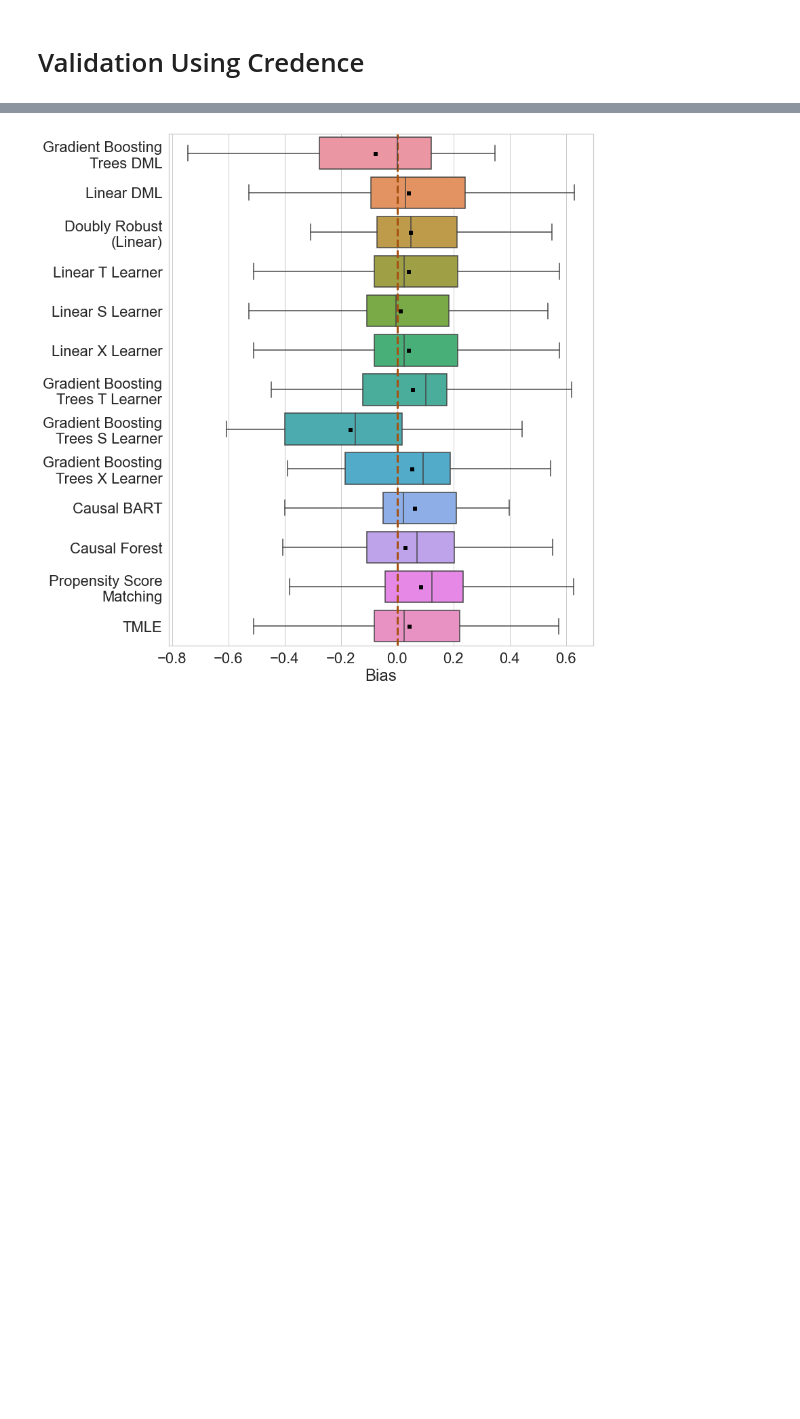
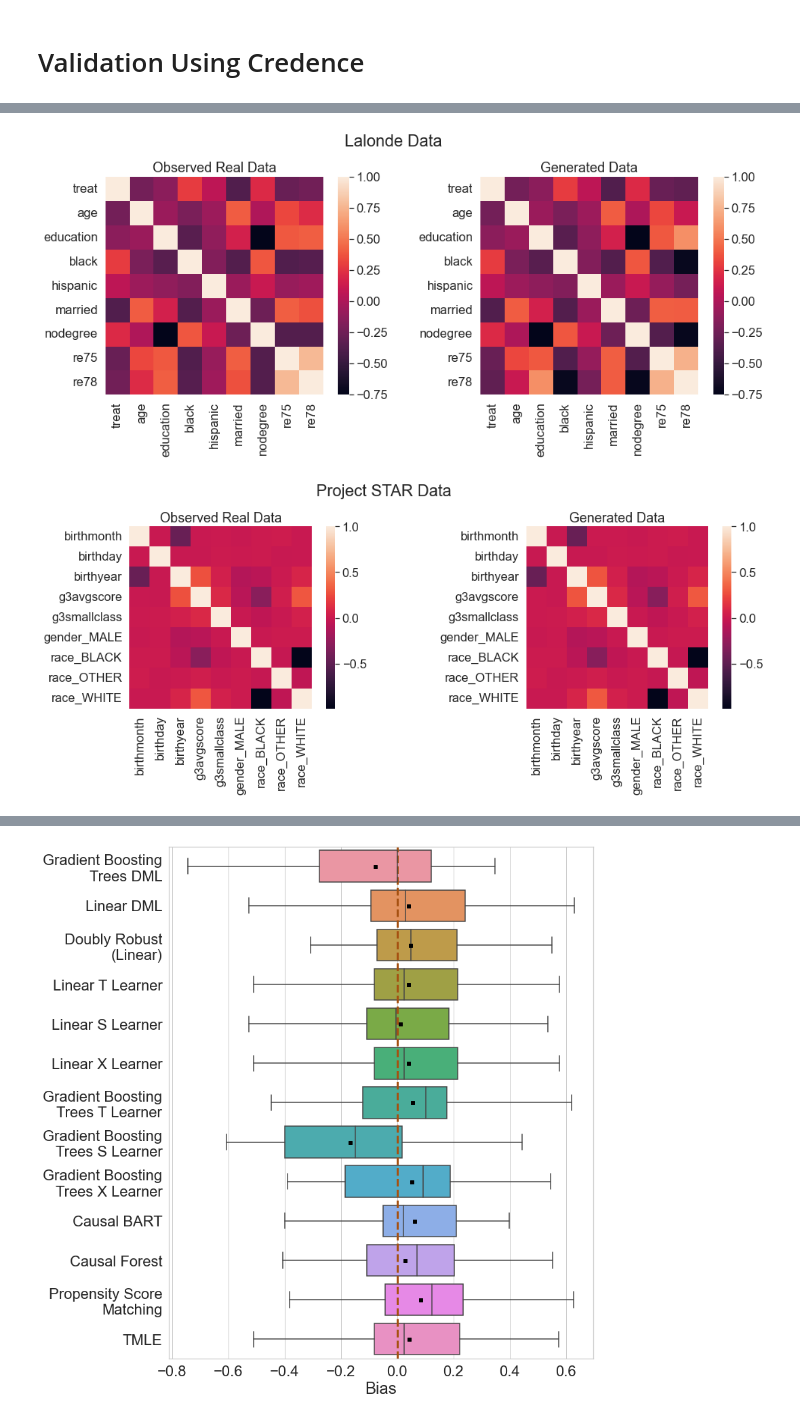
Before and after one commit to harsh-parikh/credence-to-causal-estimation, a Jupyter notebook: credence-v2/notebooks/validate_methods.ipynb, the cells around one changed output, grey strips where cells are left out. Saved outputs shown, nothing was run; the diff lists cells and outputs as text; code cells hidden in the pictures; blank space fills up the shorter version.

```diff
--- a/credence-v2/notebooks/validate_methods.ipynb
+++ b/credence-v2/notebooks/validate_methods.ipynb
@@ -332,3 +338,30 @@ IPU available: False, using: 0 IPUs
+# %%
+df_lalonde_gen_true,df_lalonde_gen_prime = v_lalonde.sample(data=(df_obs_lalonde-df_obs_lalonde.min())/np.maximum(0.001,(df_obs_lalonde.max()-df_obs_lalonde.min())))
+df_lalonde_gen_true['re78'] = (df_lalonde_gen_true['treat'])*df_lalonde_gen_true['Y1'] + (1-df_lalonde_gen_true['treat'])*df_lalonde_gen_true['Y0']
+df_lalonde_gen = df_lalonde_gen_true.drop(columns=['Y0','Y1'])
+fig,ax = plt.subplots(ncols=2,figsize=(14,6))
+plt.suptitle('Lalonde Data')
+sns.heatmap(((df_obs_lalonde-df_obs_lalonde.min())/np.maximum(0.001,(df_obs_lalonde.max()-df_obs_lalonde.min()))).corr(),ax=ax[0],square=True)
+sns.heatmap(df_lalonde_gen[df_exp_lalonde.columns].corr(),ax=ax[1],square=True)
+plt.tight_layout()
+ax[0].set_title('Observed Real Data')
+ax[1].set_title('Generated Data')
+fig.savefig('lalonde_goodness_fit.png')
+
+df_star_gen_true,df_star_gen_prime = v_star.sample(data=(df_exp_star-df_exp_star.min())/np.maximum(0.001,(df_exp_star.max()-df_exp_star.min())))
+df_star_gen_true['g3avgscore'] = (df_star_gen_true['g3smallclass'])*df_star_gen_true['Y1'] + (1-df_star_gen_true['g3smallclass'])*df_star_gen_true['Y0']
+df_star_gen = df_star_gen_true.drop(columns=['Y0','Y1'])
+fig,ax = plt.subplots(ncols=2,figsize=(15,6))
+plt.suptitle('Project STAR Data')
+sns.heatmap(((df_exp_star-df_exp_star.min())/np.maximum(0.001,(df_exp_star.max()-df_exp_star.min()))).drop(columns=['race_NATIVE_AMERICAN','race_HISPANIC']).corr(),ax=ax[0],square=True)
+sns.heatmap(df_star_gen[df_exp_star.columns].drop(columns=['race_NATIVE_AMERICAN','race_HISPANIC']).corr(),ax=ax[1],square=True)
+plt.tight_layout()
+ax[0].set_title('Observed Real Data')
+ax[1].set_title('Generated Data')
+fig.savefig('star_goodness_fit.png')
+# %% [output]
+[figure, added]
+[figure, added]
 # %%
 # np.random.seed(0)
 repeat = 10
```
Also changed, not shown: parts of 11 cells of this notebook, 46 other files.
